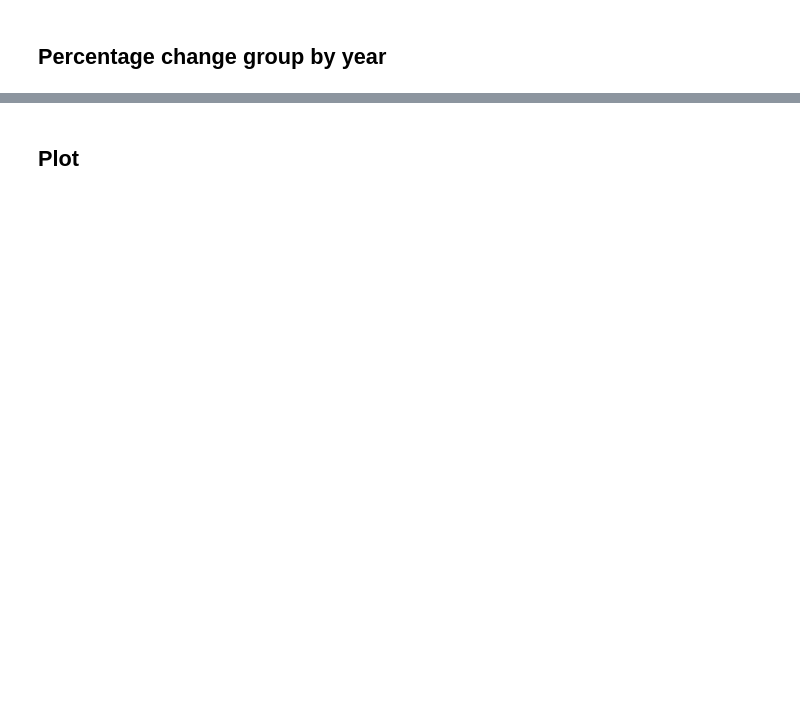
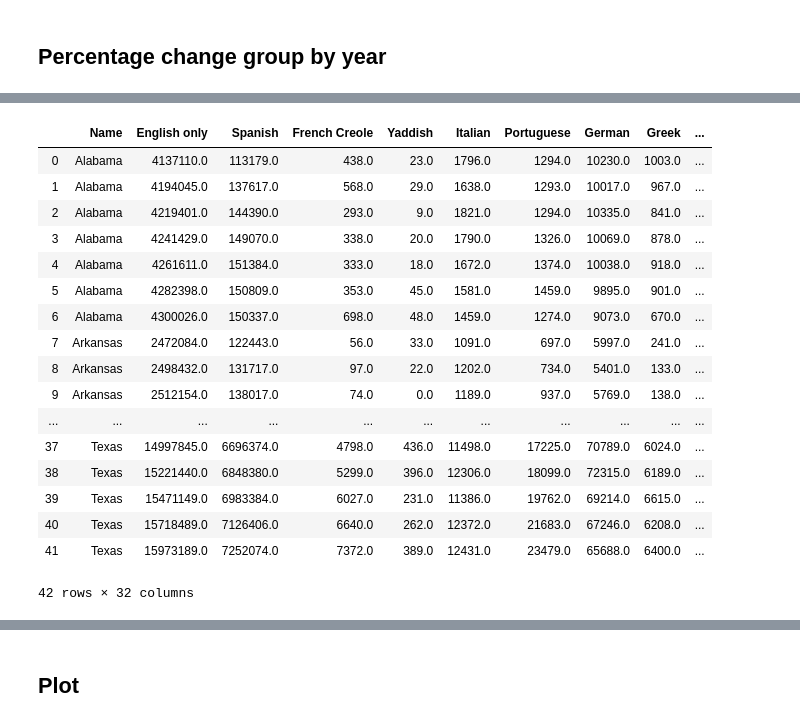
Before and after one commit to tomrecht/Project-1, a Jupyter notebook: Analysis_data.ipynb, the cells around one changed output, grey strips where cells are left out. Drawn from its saved outputs; the diff is of its cells as text; code cells hidden in the pictures; blank space fills up the shorter version.

```diff
--- a/Analysis_data.ipynb
+++ b/Analysis_data.ipynb
@@ -95,0 +165,24 @@ yearly_change.to_csv("yearly_change.csv",index = None, header=True)
+# %%
+gulf_coast_df = census_data[census_data["Name"].isin(gulf_coast)]
+gulf_coast_df = gulf_coast_df.reset_index()
+del gulf_coast_df["index"]
+gulf_coast_df
+# %% [output]
+|  | Name | English only | Spanish | French Creole | Yaddish | Italian | Portuguese | German | Greek | ... |
+| 0 | Alabama | 4137110.0 | 113179.0 | 438.0 | 23.0 | 1796.0 | 1294.0 | 10230.0 | 1003.0 | ... |
+| 1 | Alabama | 4194045.0 | 137617.0 | 568.0 | 29.0 | 1638.0 | 1293.0 | 10017.0 | 967.0 | ... |
+| 2 | Alabama | 4219401.0 | 144390.0 | 293.0 | 9.0 | 1821.0 | 1294.0 | 10335.0 | 841.0 | ... |
+| 3 | Alabama | 4241429.0 | 149070.0 | 338.0 | 20.0 | 1790.0 | 1326.0 | 10069.0 | 878.0 | ... |
+| 4 | Alabama | 4261611.0 | 151384.0 | 333.0 | 18.0 | 1672.0 | 1374.0 | 10038.0 | 918.0 | ... |
+| 5 | Alabama | 4282398.0 | 150809.0 | 353.0 | 45.0 | 1581.0 | 1459.0 | 9895.0 | 901.0 | ... |
+| 6 | Alabama | 4300026.0 | 150337.0 | 698.0 | 48.0 | 1459.0 | 1274.0 | 9073.0 | 670.0 | ... |
+| 7 | Arkansas | 2472084.0 | 122443.0 | 56.0 | 33.0 | 1091.0 | 697.0 | 5997.0 | 241.0 | ... |
+| 8 | Arkansas | 2498432.0 | 131717.0 | 97.0 | 22.0 | 1202.0 | 734.0 | 5401.0 | 133.0 | ... |
+| 9 | Arkansas | 2512154.0 | 138017.0 | 74.0 | 0.0 | 1189.0 | 937.0 | 5769.0 | 138.0 | ... |
+| ... | ... | ... | ... | ... | ... | ... | ... | ... | ... | ... |
+| 37 | Texas | 14997845.0 | 6696374.0 | 4798.0 | 436.0 | 11498.0 | 17225.0 | 70789.0 | 6024.0 | ... |
+| 38 | Texas | 15221440.0 | 6848380.0 | 5299.0 | 396.0 | 12306.0 | 18099.0 | 72315.0 | 6189.0 | ... |
+| 39 | Texas | 15471149.0 | 6983384.0 | 6027.0 | 231.0 | 11386.0 | 19762.0 | 69214.0 | 6615.0 | ... |
+| 40 | Texas | 15718489.0 | 7126406.0 | 6640.0 | 262.0 | 12372.0 | 21683.0 | 67246.0 | 6208.0 | ... |
+| 41 | Texas | 15973189.0 | 7252074.0 | 7372.0 | 389.0 | 12431.0 | 23479.0 | 65688.0 | 6400.0 | ... |
+42 rows × 32 columns
```
Also changed, not shown: parts of 8 cells of this notebook, 8 other files.
